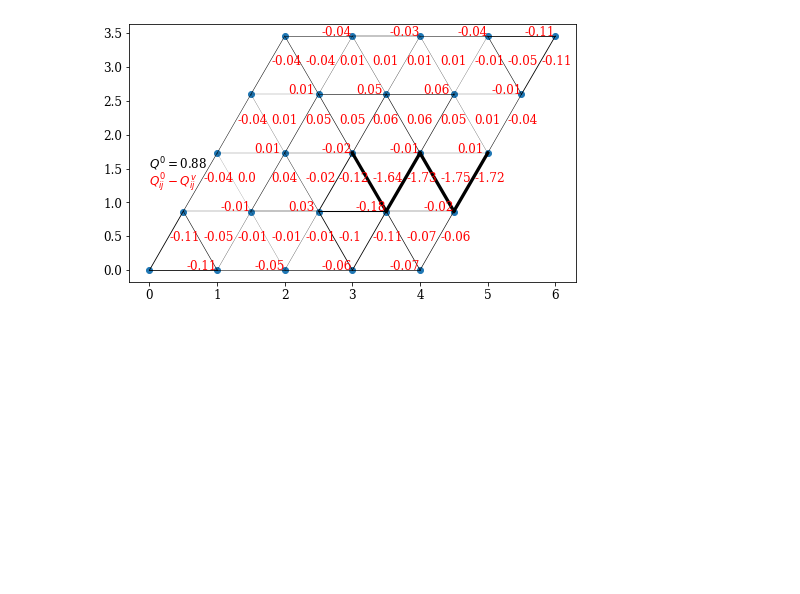
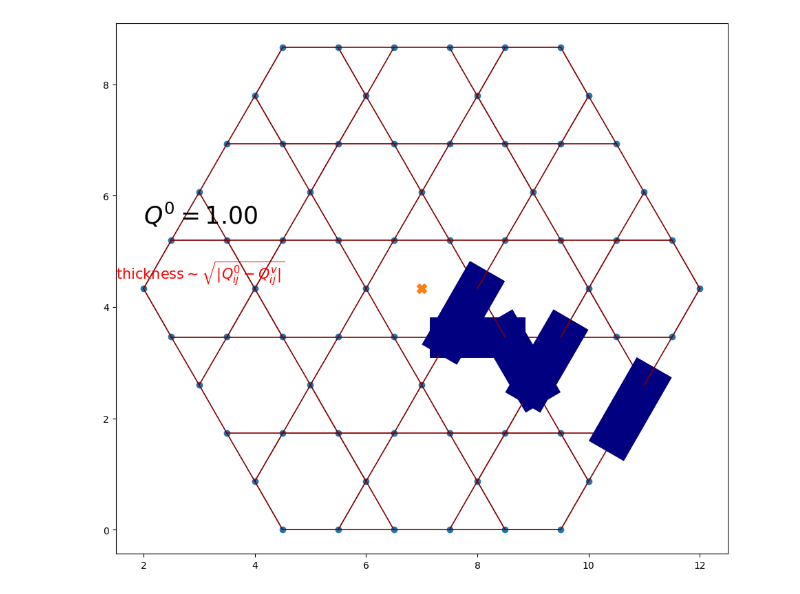
Before and after one commit to teng10/rydberg-vison, a Jupyter notebook: VisonSaddlePointKagome.ipynb, the cells around one changed output. Saved outputs shown, nothing was run; the diff lists cells and outputs as text; code cells hidden in the pictures; blank space fills up the shorter version.

```diff
--- a/VisonSaddlePointKagome.ipynb
+++ b/VisonSaddlePointKagome.ipynb
@@ -516,0 +249,6 @@ time: 55.9 ms (started: 2022-10-25 16:48:51 +00:00)
+# %%
+linear_constraint = LinearConstraint(np.diag(Q_init), np.zeros_like(Q_init), np.ones_like(Q_init))
+results_gs = minimize(energy_Q, Q_init, method='trust-constr',
+               constraints=linear_constraint,
+               options={'verbose': 1})
+# results_gs = minimize(energy_Q, Q_init)
@@ -573,3 +380,3 @@ time: 9.06 ms (started: 2022-10-25 16:49:01 +00:00)
 # %%
-Q0_results = results_gs['x'] * np.ones(len(bonds))
+Q0_results = results_gs['x']
 Qv_results = results_vison['x']
@@ -586,20 +383,11 @@ time: 4.07 ms (started: 2022-10-25 16:49:05 +00:00)
 # %%
+colors = plt.cm.jet(np.linspace(0,1,2))
 fig, ax = plt.subplots(1,1, figsize=(8, 5))
 ax.scatter(my_x, my_y)
-for bond in [bonds]:
-  # triangles = np.split(eb['triangles'], 2, axis=1)
-  # bd_vs = eb['bd_vs']
-  # mid_vs = eb['mid_vs']
-  # bd_signs = eb['bd_signs']
-
-  # colors = plt.cm.jet(np.linspace(0,1,2))
-  # bd_signs_idx = ((bd_signs + 1.)/2).astype(int)
-  # # print(bd_signs_idx)
-  # c = colors[bd_signs_idx]
-  # ax.scatter(triangles[0], triangles[1], marker='v')
-  # _plot_v_bonds(ax, bd_vs, c=c)
-  _plot_visons(ax, bond, Q0_results, Qv_results, c='k', p=2.5)
+for bond in [bonds_nn]:
+  plot_utils._plot_visons(ax, bond, np.zeros_like(Qv_results), Qv_results, c=colors[((np.sign(Qv_results) + 1)/2).astype(int)], p=2.5)
   ax.set_aspect("equal")
-  ax.annotate(r"$Q^0=$" + f"{results_gs['x'][0]:.2f}", (0., 1.5))
-  ax.annotate(r"$Q^0_{ij} - Q^v_{ij}$", (0., 1.25), color='r')
+  # ax.annotate(r"$Q^0=$" + f"{results_gs['x'][0]:.2f}", (0., 2.5))
+  # ax.annotate(r"$Q^0_{ij} - Q^v_{ij}$", (0., 1.25), color='r')
+plt.suptitle(f"Visualizing signs of $Q_v$")
 # %% [output]
@@ -924,3 +395,0 @@ time: 9.72 ms (started: 2023-01-10 19:37:26 +00:00)
-# %%
-Q0_results = results_gs['x'] * np.ones(len(bonds))
-Qv_results = results_vison['x']
@@ -945,10 +416,13 @@ time: 6.28 ms (started: 2023-01-10 19:37:26 +00:00)
 # %%
-fig, ax = plt.subplots(1,1, figsize=(8, 5))
+colors = plt.cm.jet(np.linspace(0,1,2))
+fig, ax = plt.subplots(1,1, figsize=(16, 10))
 ax.scatter(my_x, my_y)
-for bond in [bonds]:
-  _plot_visons(ax, bond, Q0_results, Qv_results, c='k', p=2.5)
+for bond in [bonds_nn]:
+  plot_utils._plot_visons(ax, bond, Q0_results, Q_flip * Qv_results, c=colors[((np.sign(Qv_results) + 1)/2).astype(int)], p=30)
+  ax.scatter(*visonSpecs.v_pt, marker="X", s=100)
   ax.set_aspect("equal")
-  ax.annotate(r"$Q^0=$" + f"{results_gs['x'][0]:.2f}", (0., 1.5))
+  ax.annotate(r"$Q^0=$" + f"{results_gs['x'][0]:.2f}", (2., 5.5), size=25)
+  ax.annotate(f"thickness" + r"$\sim \sqrt{|Q^0_{ij} - Q^v_{ij}|}$", (1.5, 4.5), color='r', size = 15)
   ax.annotate(r"$Q^0_{ij} - Q^v_{ij}$", (0., 1.25), color='r')
 # %% [output]
-[figure, old version]
+[figure, new version]
```
Also changed, not shown: parts of 235 cells of this notebook, 3 other files.
